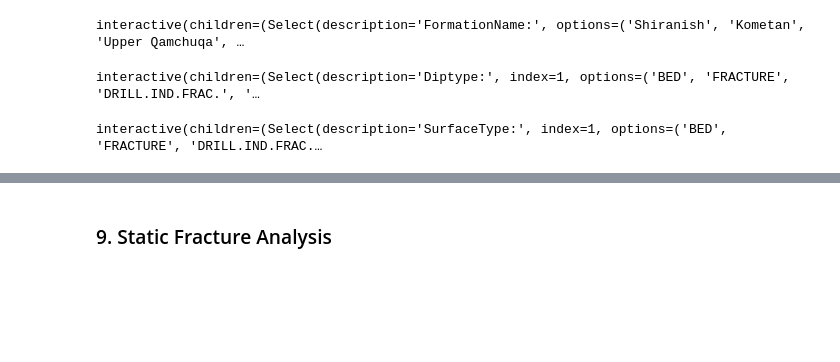
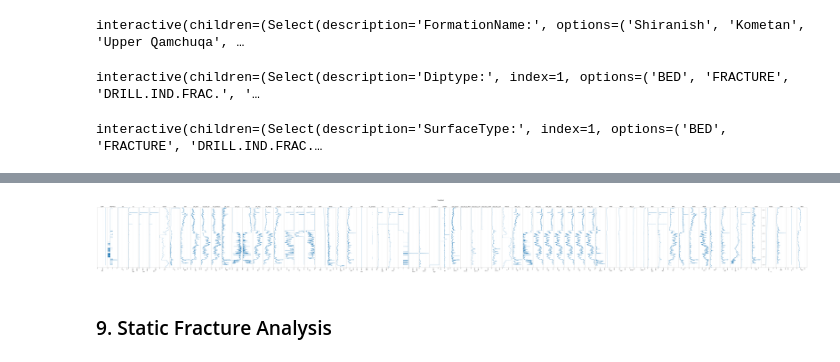
Before and after one commit to Zabamund/fracture-SFA, a Jupyter notebook: notebooks/SFA_Notebook.ipynb, the cells around one changed output, grey strips where cells are left out. Cells and saved outputs as stored; diff of their text form; code cells hidden in the pictures; blank space fills up the shorter version.

Commit message:
using welly to load and view well data

```diff
--- a/notebooks/SFA_Notebook.ipynb
+++ b/notebooks/SFA_Notebook.ipynb
@@ -591,2 +661,9 @@ interactive(children=(Select(description='SurfaceType:', index=1, options=('BED'
+# %%
+Shiranish_depth = tops[tops['Formations'] == 'Shiranish']['MD'].values[0]
+TD_depth = tops[tops['Formations'] == 'TD']['MD'].values[0]
+# %%
+log_data.plot(extents=(Shiranish_depth, TD_depth))
+# %% [output]
+[figure, added]
 # %% [markdown]
 ### 9. Static Fracture Analysis
```
Also changed, not shown: parts of 8 cells of this notebook.
